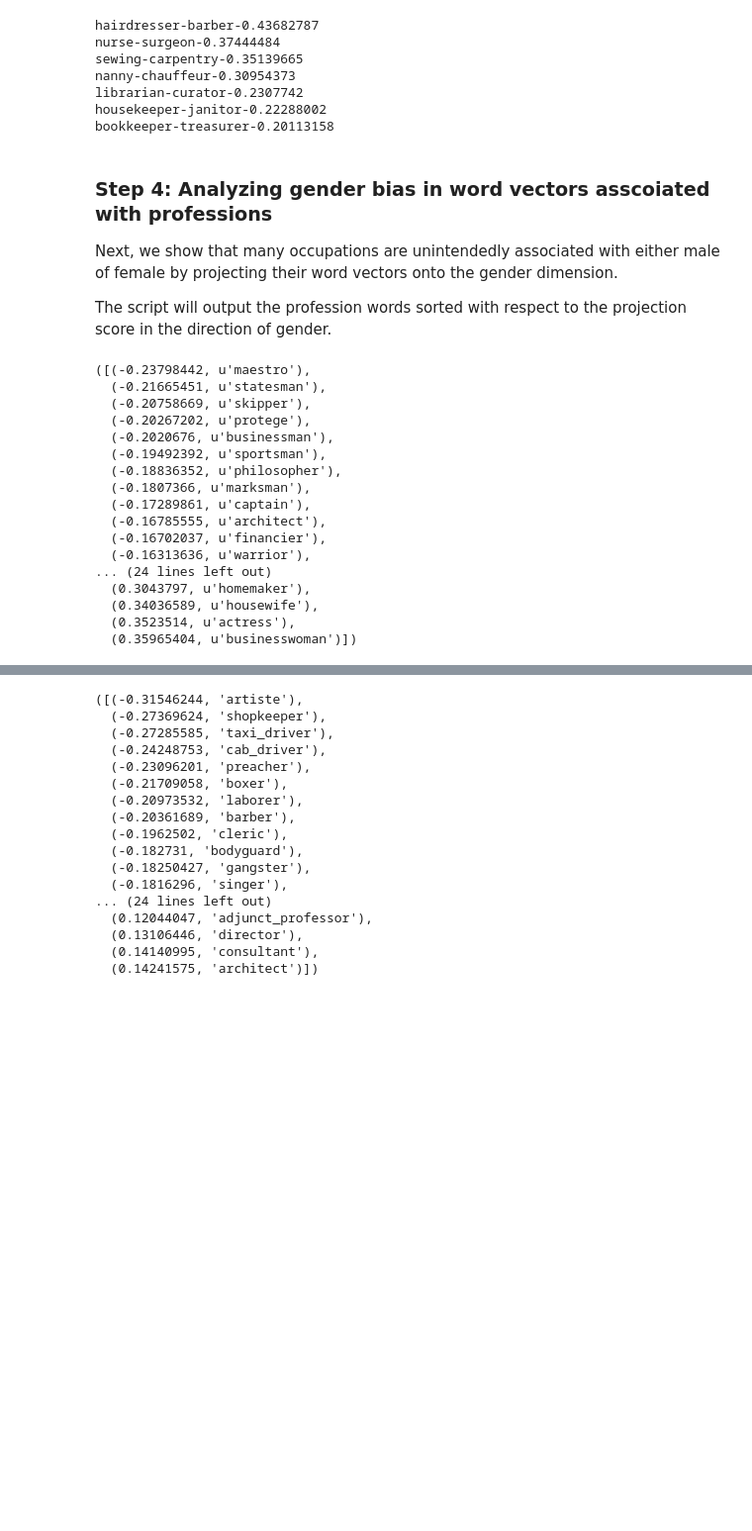
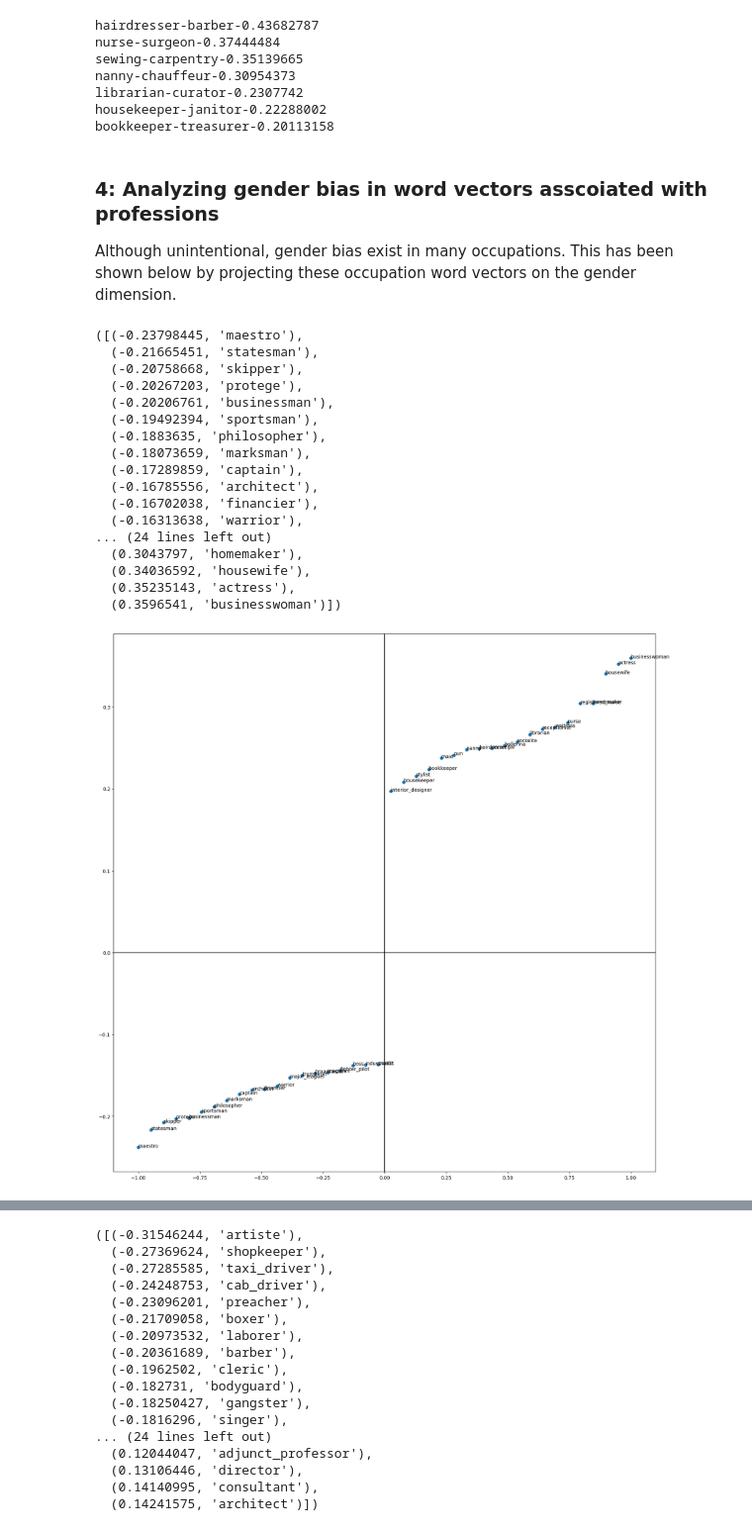
Before and after one commit to madhuripujari95/NLP_debias_project, a Jupyter notebook: main.ipynb, the cells around one changed output, grey strips where cells are left out. Shown at 99% size. Drawn from its saved outputs; the diff is of its cells as text; code cells hidden in the pictures; blank space fills up the shorter version.

Commit message:
Replicate the paper in main notebook Wrtie a helper function to plot words on 2D plane Refine WordEmbedding class

```diff
--- a/main.ipynb
+++ b/main.ipynb
@@ -40,3 +27,18 @@ We first load the word embedding trained on a corpus of Google News texts consis
+# %%
+
+def load_professions():
+    '''
+       load data from profession.json
+    '''
+    professions_file = os.path.join('./data', 'professions.json')
+    with open(professions_file, 'r') as f:
+        professions = json.load(f)
+    # print('Loaded professions\n' +
+    #       'Format:\n' +
+    #       'word,\n' +
+    #       'definitional female -1.0 -> definitional male 1.0\n' +
+    #       'stereotypical female -1.0 -> stereotypical male 1.0')
+    return professions
 # %%
 # load google news word2vec
 E = WordEmbedding()
@@ -124,31 +118,33 @@ librarian-curator-0.2307742
 housekeeper-janitor-0.22288002
 bookkeeper-treasurer-0.20113158
 # %% [markdown]
-### Step 4: Analyzing gender bias in word vectors asscoiated with professions
+### 4: Analyzing gender bias in word vectors asscoiated with professions
 
-Next, we show that many occupations are unintendedly associated with either male of female by projecting their word vectors onto the gender dimension.
-
-The script will output the profession words sorted with respect to the projection score in the direction of gender.
+Although unintentional, gender bias exist in many occupations. This has been shown below by projecting these occupation word vectors on the gender dimension.
 # %%
 # profession analysis gender
 sp = sorted([(E.get_embedding(w).dot(v_gender), w) for w in profession_words])
 
 sp[0:20], sp[-20:]
 # %% [output]
-([(-0.23798442, u'maestro'),
-  (-0.21665451, u'statesman'),
-  (-0.20758669, u'skipper'),
-  (-0.20267202, u'protege'),
-  (-0.2020676, u'businessman'),
-  (-0.19492392, u'sportsman'),
-  (-0.18836352, u'philosopher'),
-  (-0.1807366, u'marksman'),
-  (-0.17289861, u'captain'),
-  (-0.16785555, u'architect'),
-  (-0.16702037, u'financier'),
-  (-0.16313636, u'warrior'),
+([(-0.23798445, 'maestro'),
+  (-0.21665451, 'statesman'),
+  (-0.20758668, 'skipper'),
+  (-0.20267203, 'protege'),
+  (-0.20206761, 'businessman'),
+  (-0.19492394, 'sportsman'),
+  (-0.1883635, 'philosopher'),
+  (-0.18073659, 'marksman'),
+  (-0.17289859, 'captain'),
+  (-0.16785556, 'architect'),
+  (-0.16702038, 'financier'),
+  (-0.16313638, 'warrior'),
 ... (24 lines left out)
-  (0.3043797, u'homemaker'),
-  (0.34036589, u'housewife'),
-  (0.3523514, u'actress'),
-  (0.35965404, u'businesswoman')])
+  (0.3043797, 'homemaker'),
+  (0.34036592, 'housewife'),
+  (0.35235143, 'actress'),
+  (0.3596541, 'businesswoman')])
+# %%
+plot_words_extreme(sp[:20], sp[-20:], 40)
+# %% [output]
+[figure, added]
```
Also changed, not shown: parts of 28 cells of this notebook, 3 other files.
